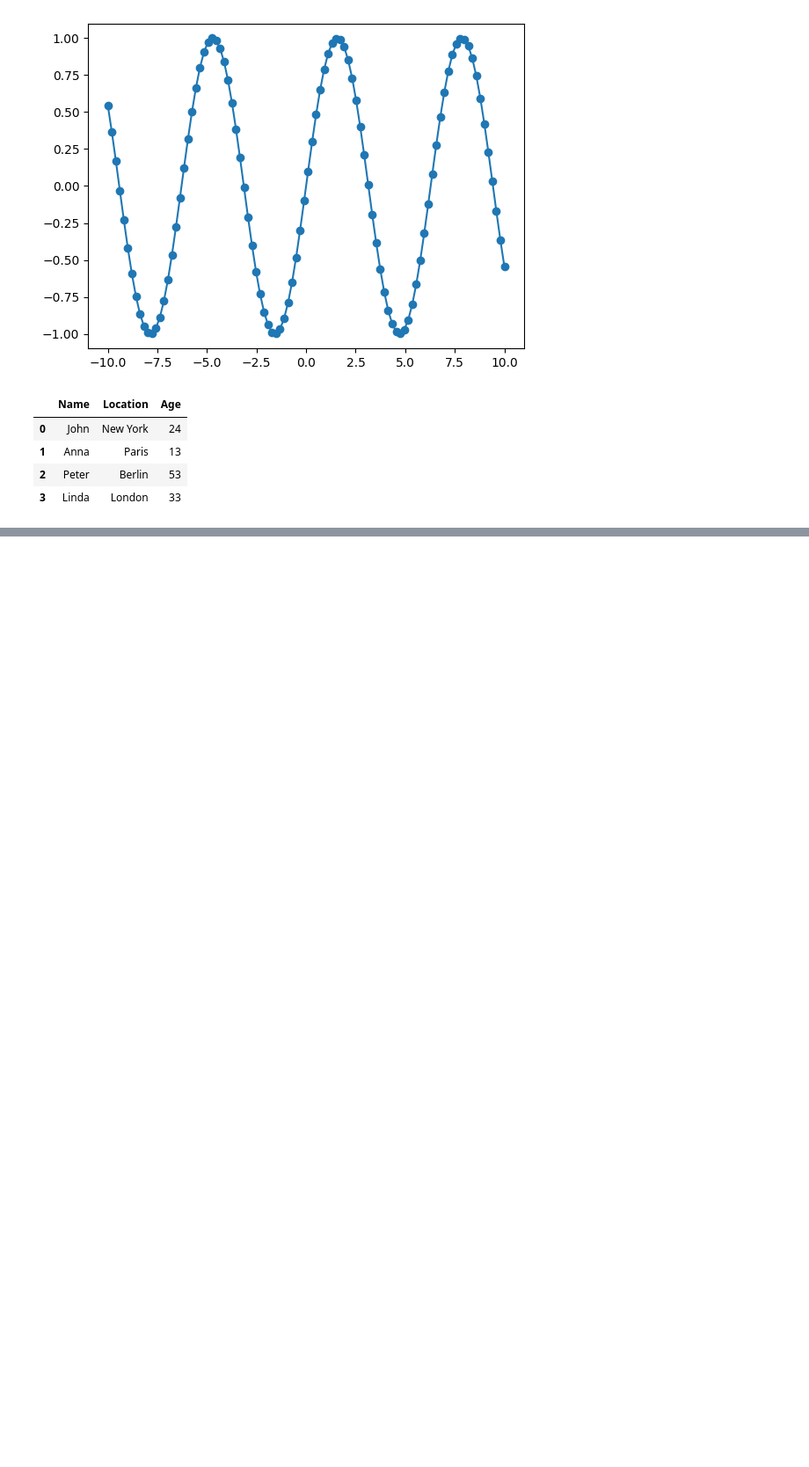
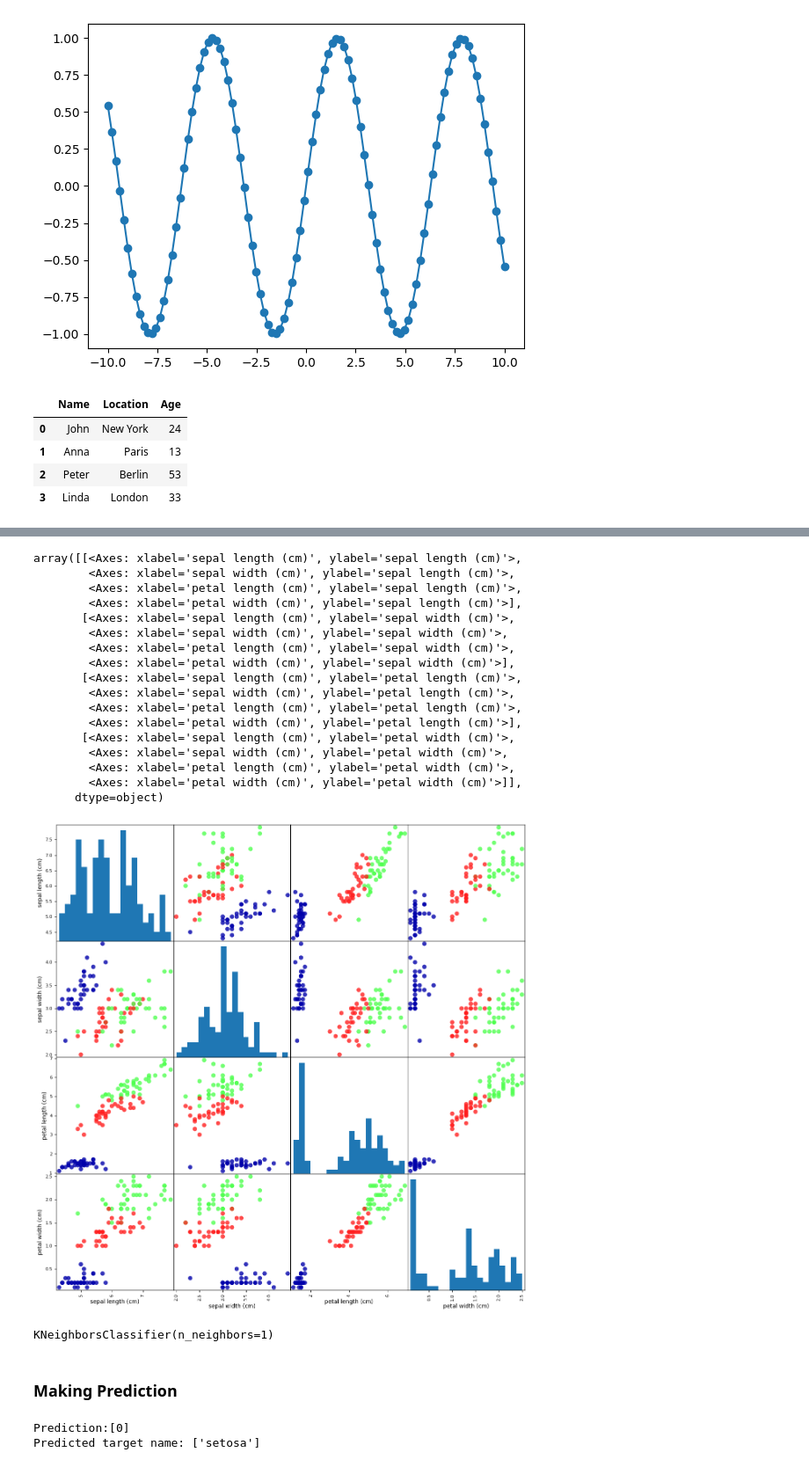
Before and after one commit to terryjbates/intro-to-ml-with-python, a Jupyter notebook: intro_to_ml_with_python.ipynb, the cells around one changed output, grey strips where cells are left out. Shown: that part at 88% size. Drawn from its saved outputs; the diff is of its cells as text; code cells hidden in the pictures; blank space fills up the shorter version.

```diff
--- a/intro_to_ml_with_python.ipynb
+++ b/intro_to_ml_with_python.ipynb
@@ -148,0 +302,24 @@ display(data_df)
+# %%
+# create a scatter matrix from the dataframe, color by y_train
+pd.plotting.scatter_matrix(iris_dataframe, c=y_train, figsize=(15, 15),
+                           marker='o', hist_kwds={'bins': 20}, s=60,
+                           alpha=.8, cmap=mglearn.cm3)
+# %% [output]
+array([[<Axes: xlabel='sepal length (cm)', ylabel='sepal length (cm)'>,
+        <Axes: xlabel='sepal width (cm)', ylabel='sepal length (cm)'>,
+        <Axes: xlabel='petal length (cm)', ylabel='sepal length (cm)'>,
+        <Axes: xlabel='petal width (cm)', ylabel='sepal length (cm)'>],
+       [<Axes: xlabel='sepal length (cm)', ylabel='sepal width (cm)'>,
+        <Axes: xlabel='sepal width (cm)', ylabel='sepal width (cm)'>,
+        <Axes: xlabel='petal length (cm)', ylabel='sepal width (cm)'>,
+        <Axes: xlabel='petal width (cm)', ylabel='sepal width (cm)'>],
+       [<Axes: xlabel='sepal length (cm)', ylabel='petal length (cm)'>,
+        <Axes: xlabel='sepal width (cm)', ylabel='petal length (cm)'>,
+        <Axes: xlabel='petal length (cm)', ylabel='petal length (cm)'>,
+        <Axes: xlabel='petal width (cm)', ylabel='petal length (cm)'>],
+       [<Axes: xlabel='sepal length (cm)', ylabel='petal width (cm)'>,
+        <Axes: xlabel='sepal width (cm)', ylabel='petal width (cm)'>,
+        <Axes: xlabel='petal length (cm)', ylabel='petal width (cm)'>,
+        <Axes: xlabel='petal width (cm)', ylabel='petal width (cm)'>]],
+      dtype=object)
+[figure, added]
@@ -148,0 +330,6 @@ display(data_df)
+# %%
+knn.fit(X_train, y_train)
+# %% [output]
+KNeighborsClassifier(n_neighbors=1)
+# %% [markdown]
+### Making Prediction
@@ -148,0 +340,8 @@ display(data_df)
+# %%
+# Make prediction using `predict` method of knn object.
+prediction = knn.predict(X_new)
+print(f"Prediction:{prediction}")
+print(f"Predicted target name: {iris_dataset['target_names'][prediction]}")
+# %% [output]
+Prediction:[0]
+Predicted target name: ['setosa']
```
Also changed, not shown: parts of 33 cells of this notebook.
